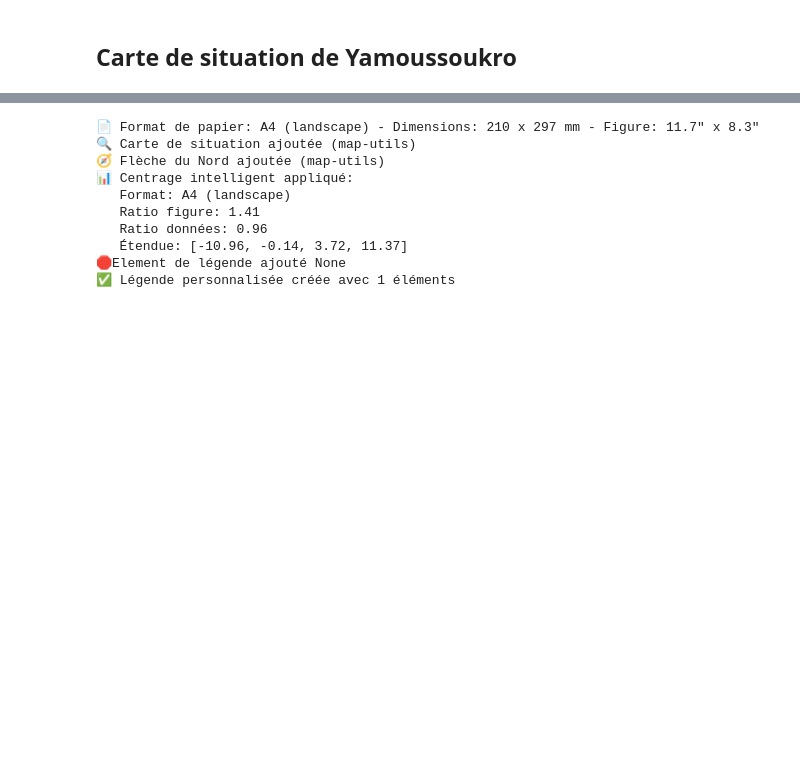
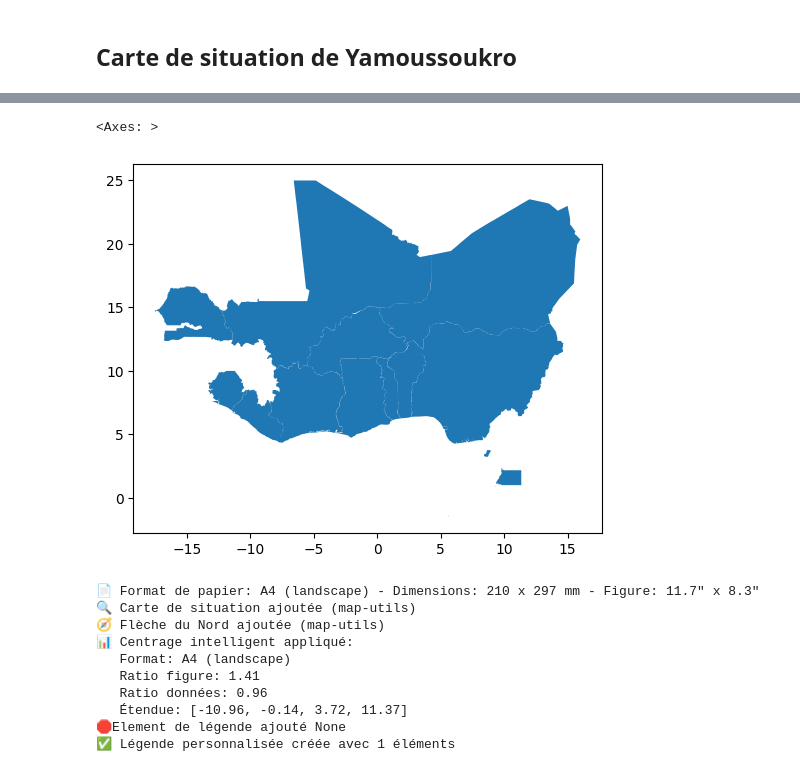
Before and after one commit to Mr-KAM/cartograpy, a Jupyter notebook: notebooks/00-Demonstration global.ipynb, the cells around one changed output, grey strips where cells are left out. Cells and saved outputs as stored; diff of their text form; code cells hidden in the pictures; blank space fills up the shorter version.

```diff
--- a/notebooks/00-Demonstration global.ipynb
+++ b/notebooks/00-Demonstration global.ipynb
@@ -108,6 +108,11 @@ afrique_ouest.head()
 | 2 | POLYGON ((0.9921 13.084, 0.9917 1... | Burkina Faso | BFA | 72675738B40910480630913 | BFA | ADM0 |
 | 3 | POLYGON ((-4.83349 24.99951, -4.8... | Mali | MLI | 8439793B10633040606991 | MLI | ADM0 |
 | 4 | MULTIPOLYGON (((5.63304 -1.40378,... | Equatorial Guinea | GNQ | 36962785B17032204434992 | GNQ | ADM0 |
+# %%
+afrique_ouest.plot()
+# %% [output]
+<Axes: >
+[figure, added]
 # %%
 from cartograpy.mapper import *
 # %%
```
Also changed, not shown: parts of 4 cells of this notebook, 12 other files.
